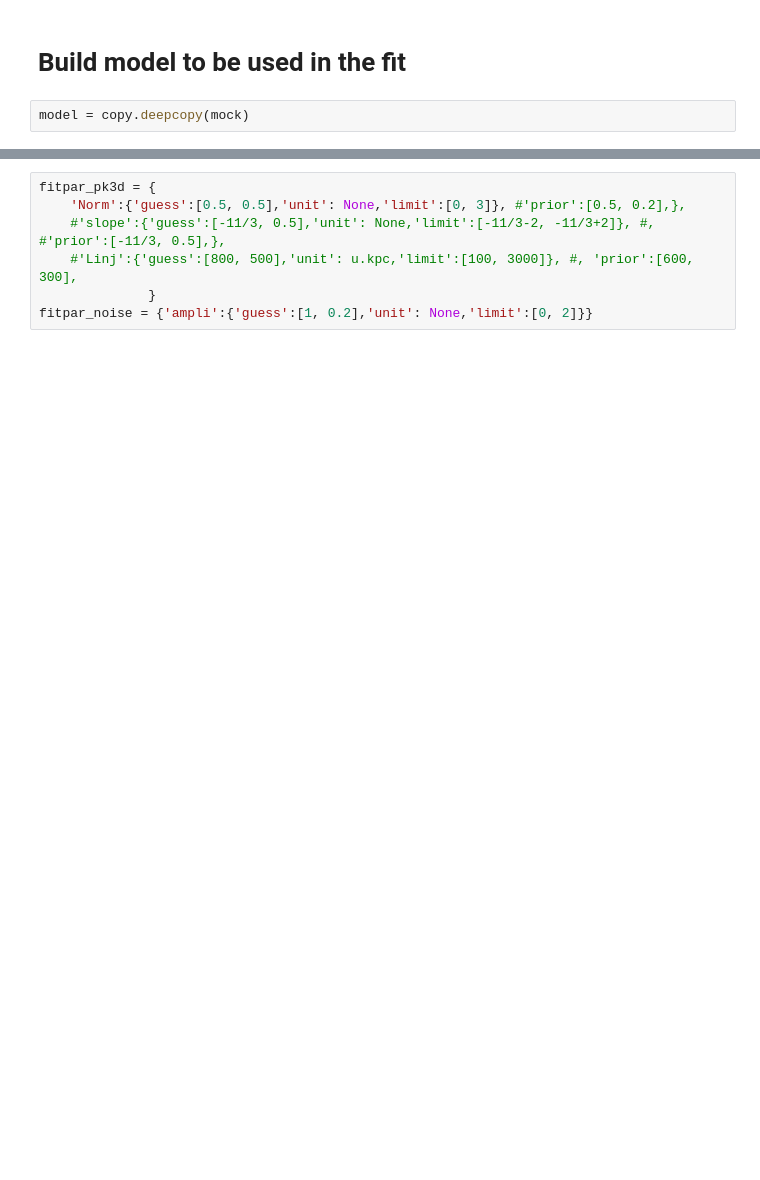
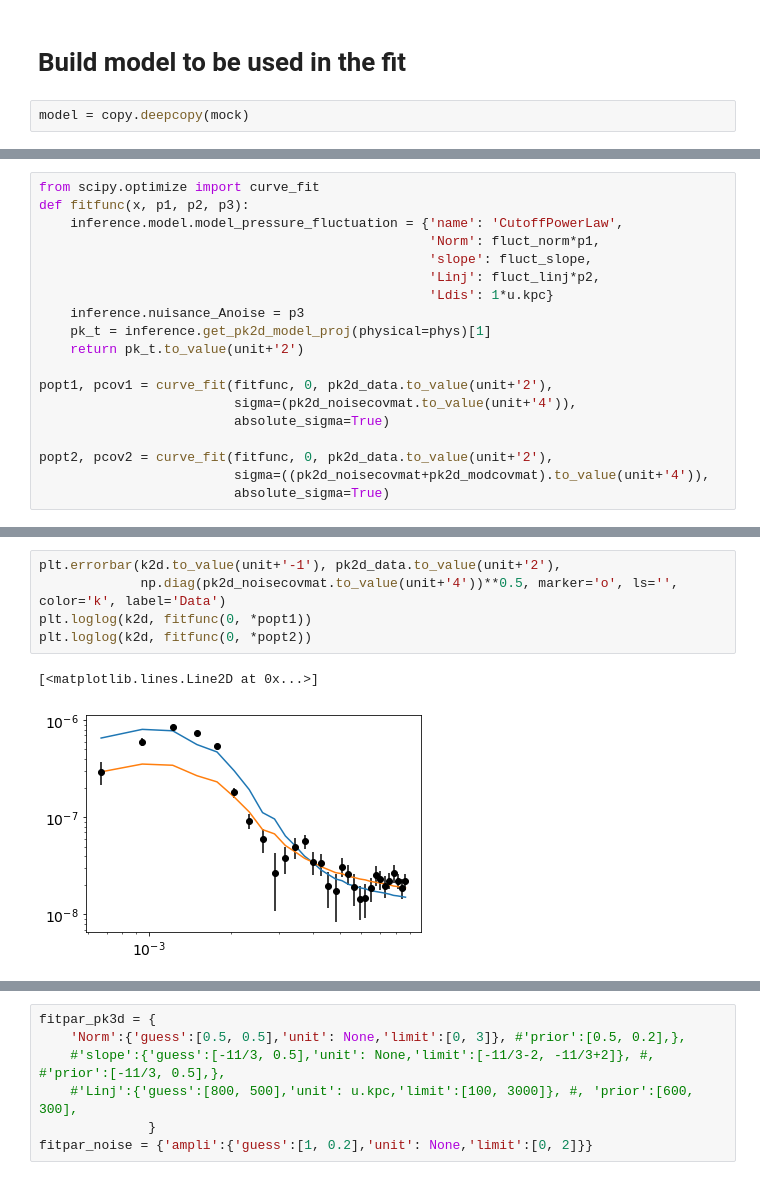
Before and after one commit to remi-adam/pitszi, a Jupyter notebook: notebook/pitszi_dev_forward_fit_pk3d_via_window_function_and_mbb.ipynb, the cells around one changed output, grey strips where cells are left out. Drawn from its saved outputs; the diff is of its cells as text; blank space fills up the shorter version.

```diff
--- a/notebook/pitszi_dev_forward_fit_pk3d_via_window_function_and_mbb.ipynb
+++ b/notebook/pitszi_dev_forward_fit_pk3d_via_window_function_and_mbb.ipynb
@@ -238,0 +312,19 @@ plt.colorbar()
+# %%
+from scipy.optimize import curve_fit
+def fitfunc(x, p1, p2, p3):
+    inference.model.model_pressure_fluctuation = {'name': 'CutoffPowerLaw',
+                                                  'Norm': fluct_norm*p1,
+                                                  'slope': fluct_slope,
+                                                  'Linj': fluct_linj*p2,
+                                                  'Ldis': 1*u.kpc}
+    inference.nuisance_Anoise = p3
+    pk_t = inference.get_pk2d_model_proj(physical=phys)[1]
+    return pk_t.to_value(unit+'2')
+
+popt1, pcov1 = curve_fit(fitfunc, 0, pk2d_data.to_value(unit+'2'),
+                         sigma=(pk2d_noisecovmat.to_value(unit+'4')),
+                         absolute_sigma=True)
+
+popt2, pcov2 = curve_fit(fitfunc, 0, pk2d_data.to_value(unit+'2'),
+                         sigma=((pk2d_noisecovmat+pk2d_modcovmat).to_value(unit+'4')),
+                         absolute_sigma=True)
@@ -238,0 +342,8 @@ plt.colorbar()
+# %%
+plt.errorbar(k2d.to_value(unit+'-1'), pk2d_data.to_value(unit+'2'),
+             np.diag(pk2d_noisecovmat.to_value(unit+'4'))**0.5, marker='o', ls='', color='k', label='Data')
+plt.loglog(k2d, fitfunc(0, *popt1))
+plt.loglog(k2d, fitfunc(0, *popt2))
+# %% [output]
+[<matplotlib.lines.Line2D at 0x...>]
+[figure, added]
```
Also changed, not shown: parts of 30 cells of this notebook, 3 other files.
